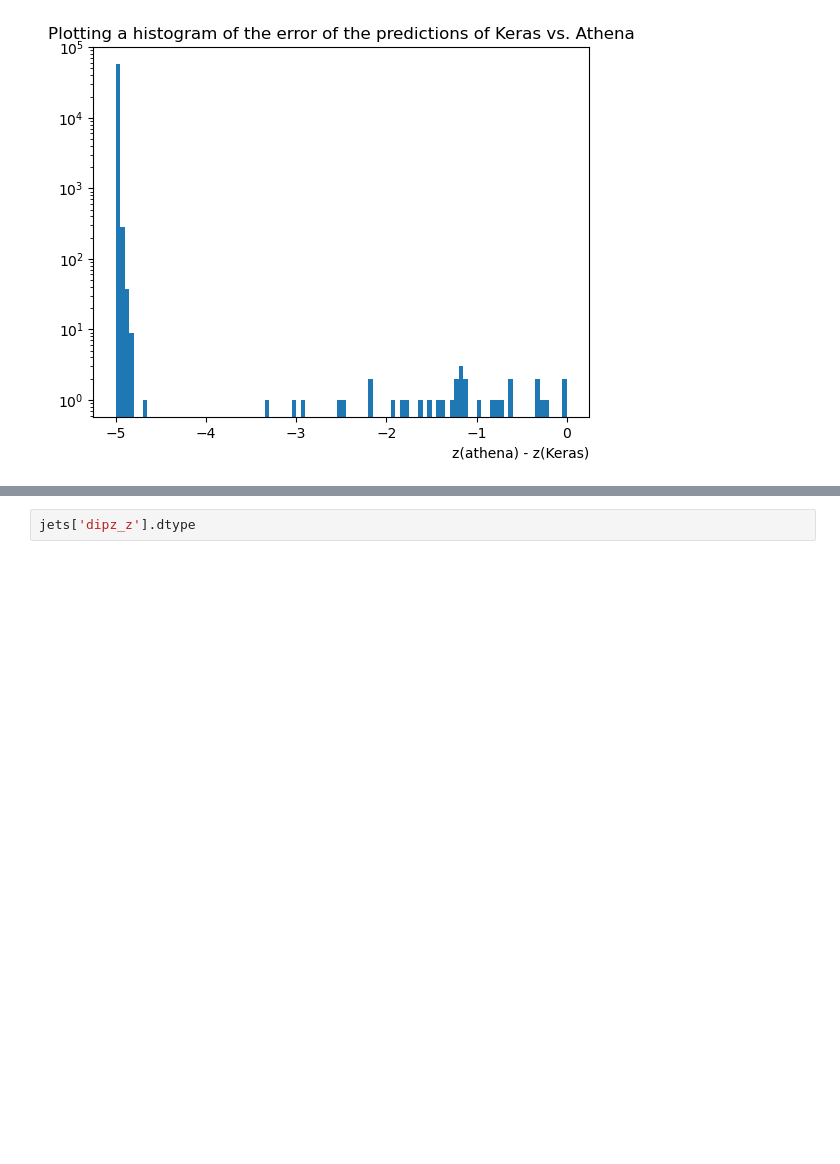
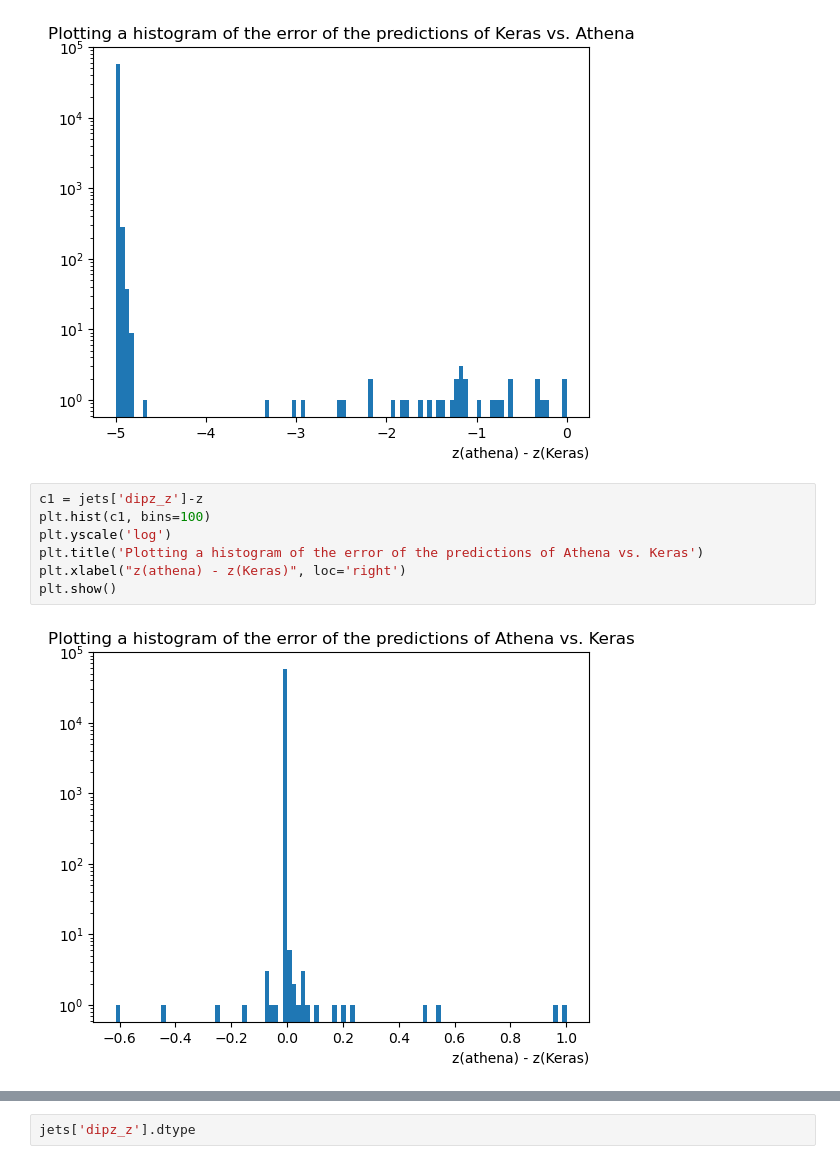
Before and after one commit to abdelllrazekkk/DIPZ_Workflow, a Jupyter notebook: Using_DIPZ.ipynb, the cells around one changed output, grey strips where cells are left out. Saved outputs shown, nothing was run; the diff lists cells and outputs as text; blank space fills up the shorter version.

```diff
--- a/Using_DIPZ.ipynb
+++ b/Using_DIPZ.ipynb
@@ -389,4 +389,13 @@ plt.show()
 # %% [output]
 2
 [figure]
+# %%
+c1 = jets['dipz_z']-z
+plt.hist(c1, bins=100)
+plt.yscale('log')
+plt.title('Plotting a histogram of the error of the predictions of Athena vs. Keras')
+plt.xlabel("z(athena) - z(Keras)", loc='right')
+plt.show()
+# %% [output]
+[figure, added]
 # %%
```
Also changed, not shown: parts of 5 cells of this notebook.
